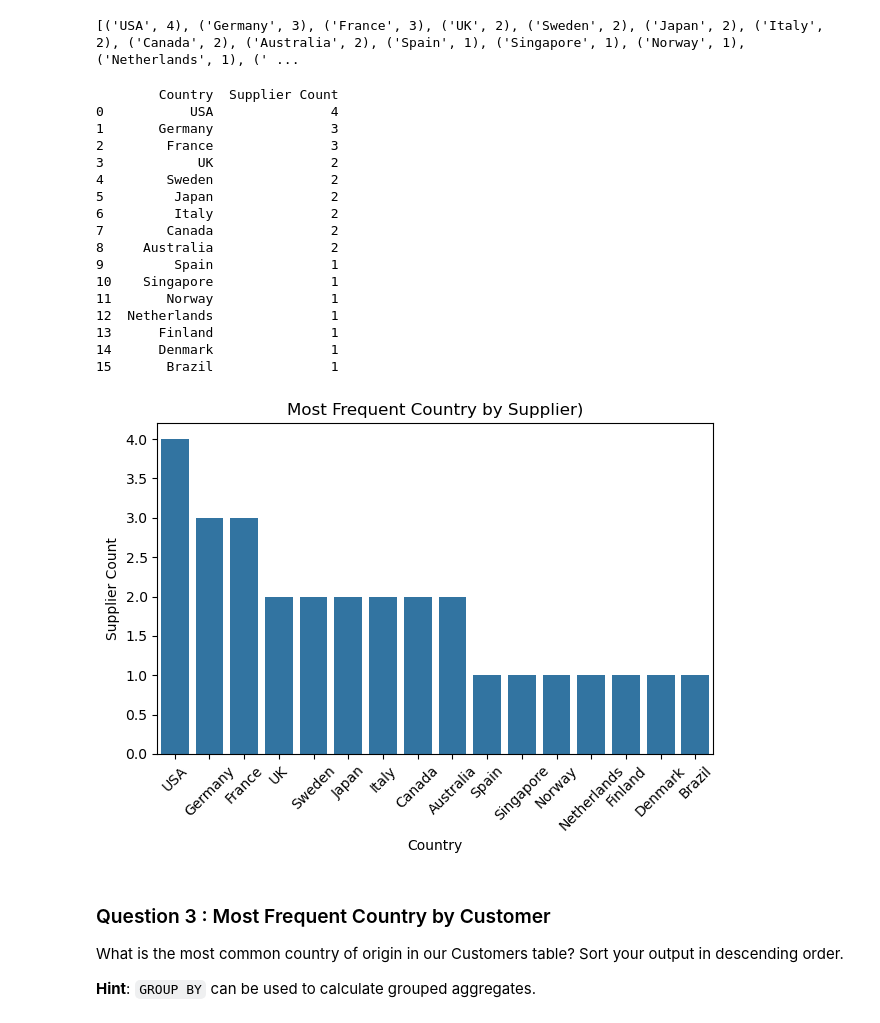
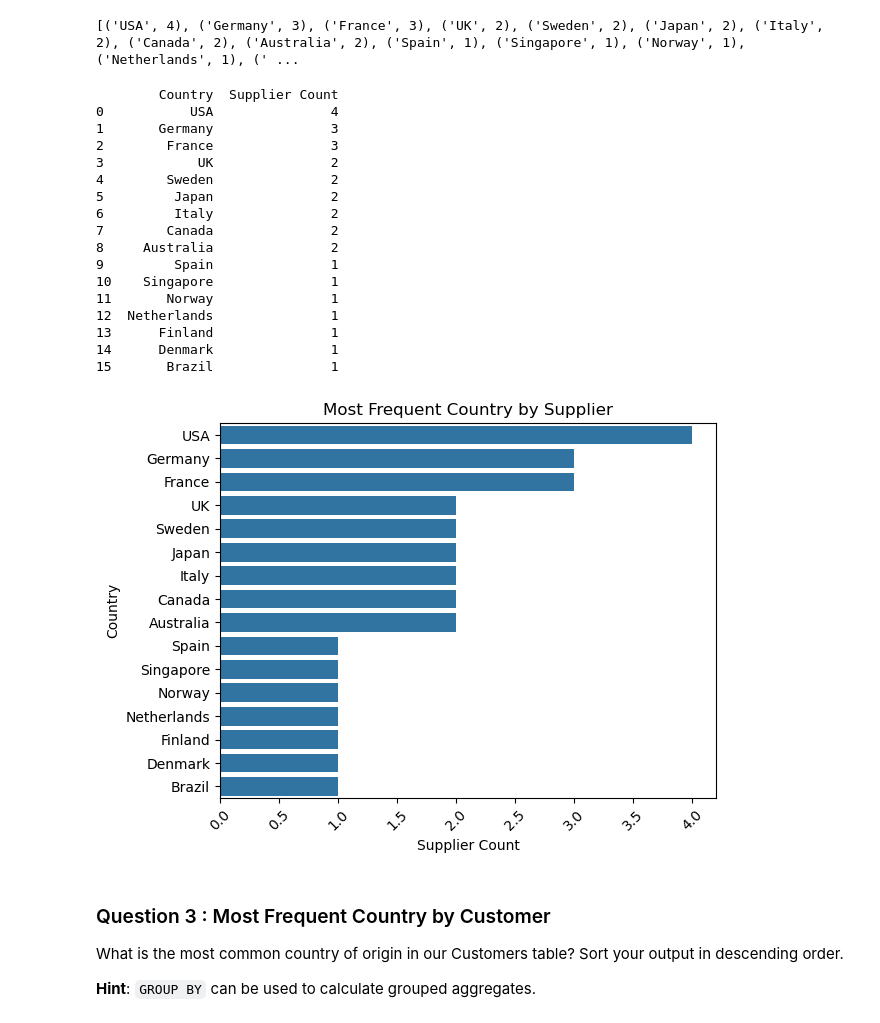
Before and after one commit to pufomadu/SQL-AdHoc-Report, a Jupyter notebook: adhoc_report.ipynb, the cells around one changed output. Cells and saved outputs as stored; diff of their text form; code cells hidden in the pictures.

```diff
--- a/adhoc_report.ipynb
+++ b/adhoc_report.ipynb
@@ -59,35 +59,35 @@ print(rows)
 # %%
 # TODO: Convert your list of tuples to a dataframe
 df = pd.DataFrame(rows, columns=['Country', 'Supplier Count'])
 print(df)
 
 # TODO: Generate a visualization on this dataframe
-sns.barplot(x='Country', y='Supplier Count', data=df)
-plt.title('Most Frequent Country by Supplier)')
-plt.xlabel('Country')
-plt.ylabel('Supplier Count')
+sns.barplot(x='Supplier Count', y='Country', data=df)
+plt.title('Most Frequent Country by Supplier')
+plt.xlabel('Supplier Count')
+plt.ylabel('Country')
 plt.xticks(rotation=45)
 plt.tight_layout()
 plt.show()
 # %% [output]
         Country  Supplier Count
 0           USA               4
 1       Germany               3
 2        France               3
 3            UK               2
 4        Sweden               2
 5         Japan               2
 6         Italy               2
 7        Canada               2
 8     Australia               2
 9         Spain               1
 10    Singapore               1
 11       Norway               1
 12  Netherlands               1
 13      Finland               1
 14      Denmark               1
 15       Brazil               1
-[figure, old version]
+[figure, new version]
 # %% [markdown]
 ### Question 3 : Most Frequent Country by Customer
 
```
Also changed, not shown: parts of 8 cells of this notebook.
